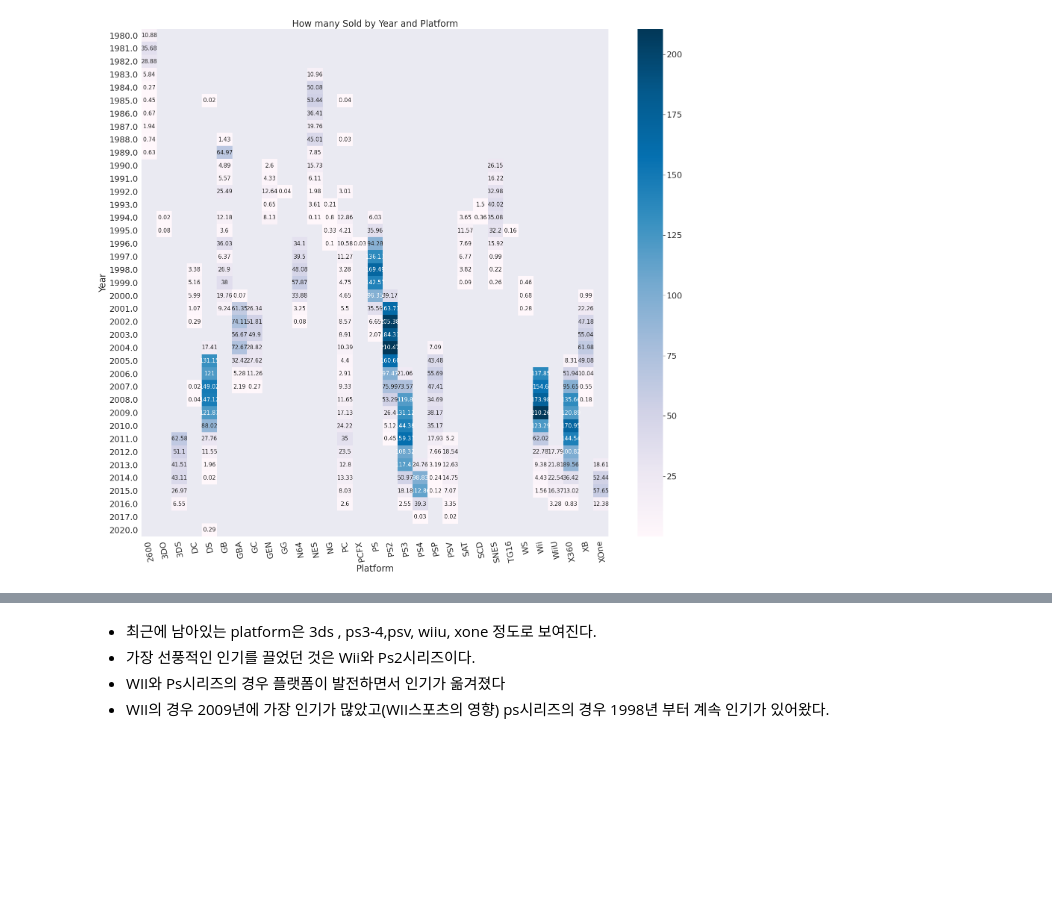
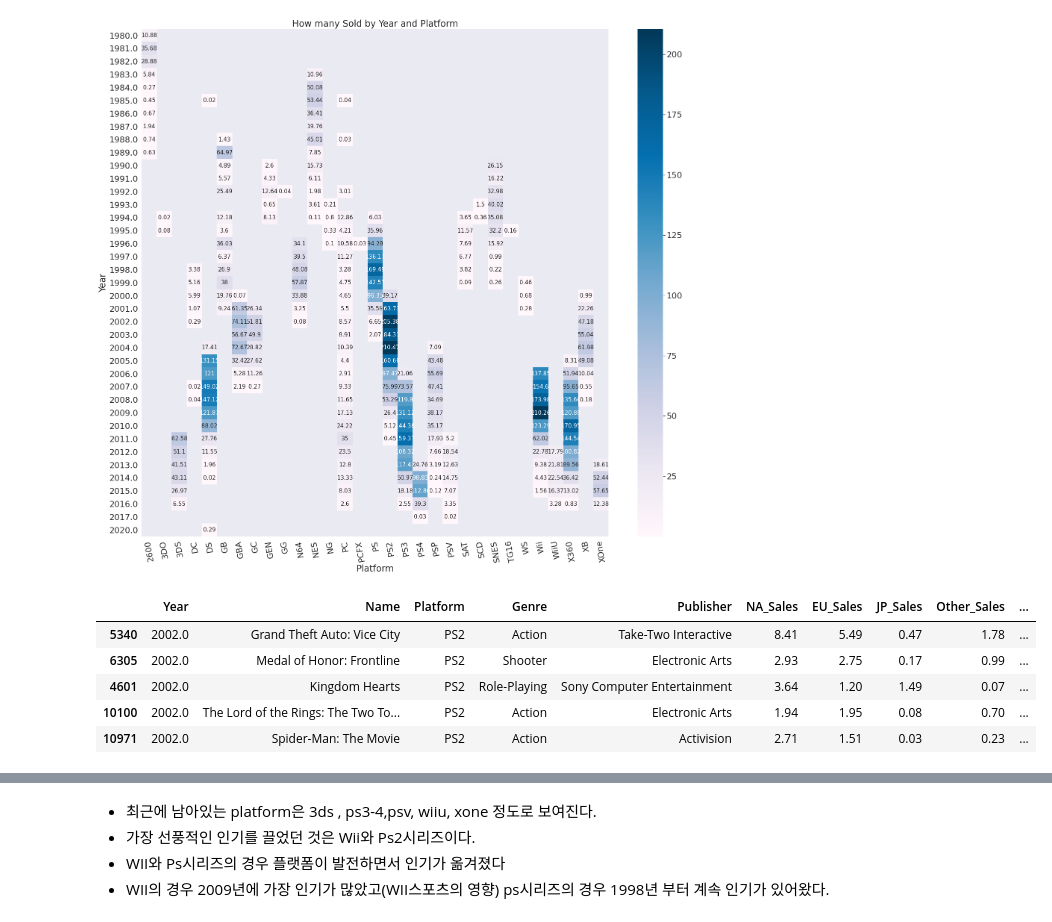
Before and after one commit to syh0397/codestates-AI-bootcamp-1, a Jupyter notebook: Untitled0.ipynb, the cells around one changed output, grey strips where cells are left out. Saved outputs shown, nothing was run; the diff lists cells and outputs as text; code cells hidden in the pictures; blank space fills up the shorter version.

```diff
--- a/Untitled0.ipynb
+++ b/Untitled0.ipynb
@@ -499,3 +494,12 @@ plt.ylabel('Year')
 plt.show()
 # %% [output]
 [figure]
+# %%
+data[data['Platform'] == 'PS2'][df['Year'] == 2002][:5]
+# %% [output]
+|  | Year | Name | Platform | Genre | Publisher | NA_Sales | EU_Sales | JP_Sales | Other_Sales | ... |
+| 5340 | 2002.0 | Grand Theft Auto: Vice City | PS2 | Action | Take-Two Interactive | 8.41 | 5.49 | 0.47 | 1.78 | ... |
+| 6305 | 2002.0 | Medal of Honor: Frontline | PS2 | Shooter | Electronic Arts | 2.93 | 2.75 | 0.17 | 0.99 | ... |
+| 4601 | 2002.0 | Kingdom Hearts | PS2 | Role-Playing | Sony Computer Entertainment | 3.64 | 1.20 | 1.49 | 0.07 | ... |
+| 10100 | 2002.0 | The Lord of the Rings: The Two To... | PS2 | Action | Electronic Arts | 1.94 | 1.95 | 0.08 | 0.70 | ... |
+| 10971 | 2002.0 | Spider-Man: The Movie | PS2 | Action | Activision | 2.71 | 1.51 | 0.03 | 0.23 | ... |
```
Also changed, not shown: parts of 17 cells of this notebook.
